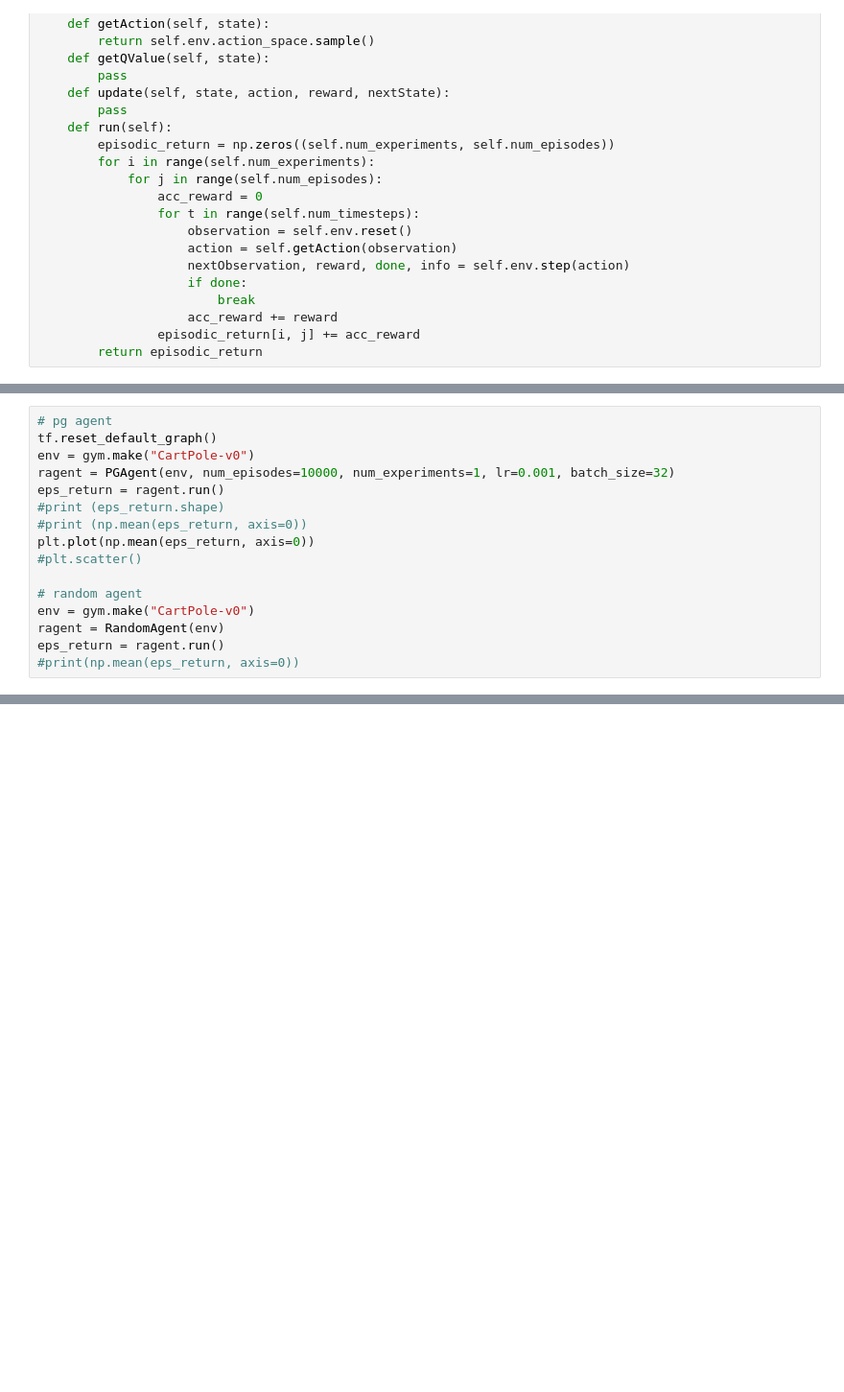
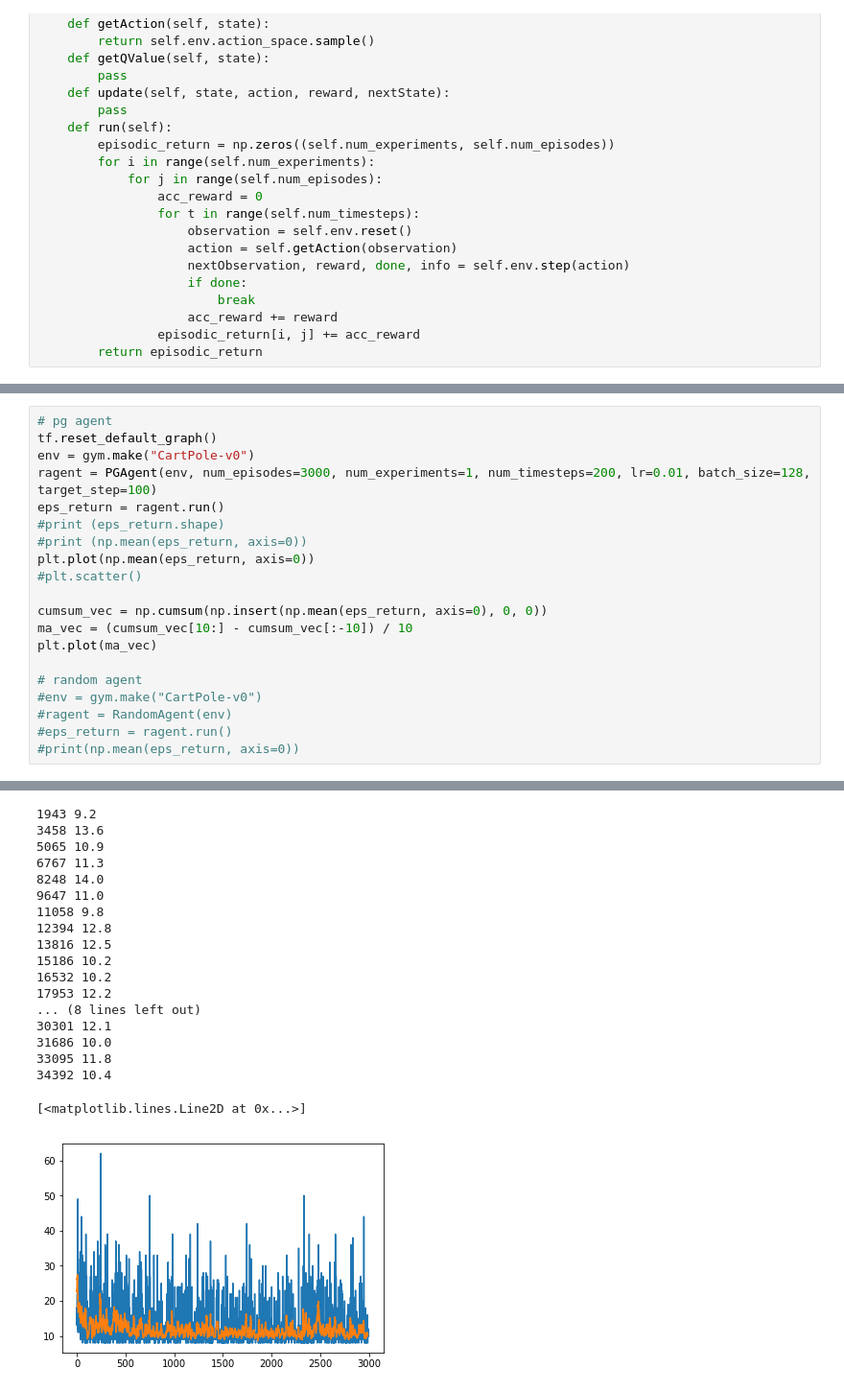
Before and after one commit to emiliojorge/ATRLDM, a Jupyter notebook: Function approximation/FA_exercise.ipynb, the cells around one changed output, grey strips where cells are left out. Shown at 96% size. Drawn from its saved outputs; the diff is of its cells as text; blank space fills up the shorter version.

```diff
--- a/Function approximation/FA_exercise.ipynb
+++ b/Function approximation/FA_exercise.ipynb
@@ -212,16 +195,20 @@ class PGAgent:
 # pg agent
 tf.reset_default_graph()
 env = gym.make("CartPole-v0")
-ragent = PGAgent(env, num_episodes=10000, num_experiments=1, lr=0.001, batch_size=32)
+ragent = PGAgent(env, num_episodes=3000, num_experiments=1, num_timesteps=200, lr=0.01, batch_size=128, target_step=100)
 eps_return = ragent.run()
 #print (eps_return.shape)
 #print (np.mean(eps_return, axis=0))
 plt.plot(np.mean(eps_return, axis=0))
 #plt.scatter()
 
+cumsum_vec = np.cumsum(np.insert(np.mean(eps_return, axis=0), 0, 0))
+ma_vec = (cumsum_vec[10:] - cumsum_vec[:-10]) / 10
+plt.plot(ma_vec)
+
 # random agent
-env = gym.make("CartPole-v0")
-ragent = RandomAgent(env)
-eps_return = ragent.run()
+#env = gym.make("CartPole-v0")
+#ragent = RandomAgent(env)
+#eps_return = ragent.run()
 #print(np.mean(eps_return, axis=0))
 # %% [output]
@@ -228,0 +216,19 @@ WARN: gym.spaces.Box autodetected dtype as <class 'numpy.float32'>. Please provi
+1943 9.2
+3458 13.6
+5065 10.9
+6767 11.3
+8248 14.0
+9647 11.0
+11058 9.8
+12394 12.8
+13816 12.5
+15186 10.2
+16532 10.2
+17953 12.2
+... (8 lines left out)
+30301 12.1
+31686 10.0
+33095 11.8
+34392 10.4
+[<matplotlib.lines.Line2D at 0x...>]
+[figure, added]
```
Also changed, not shown: parts of 4 cells of this notebook.
